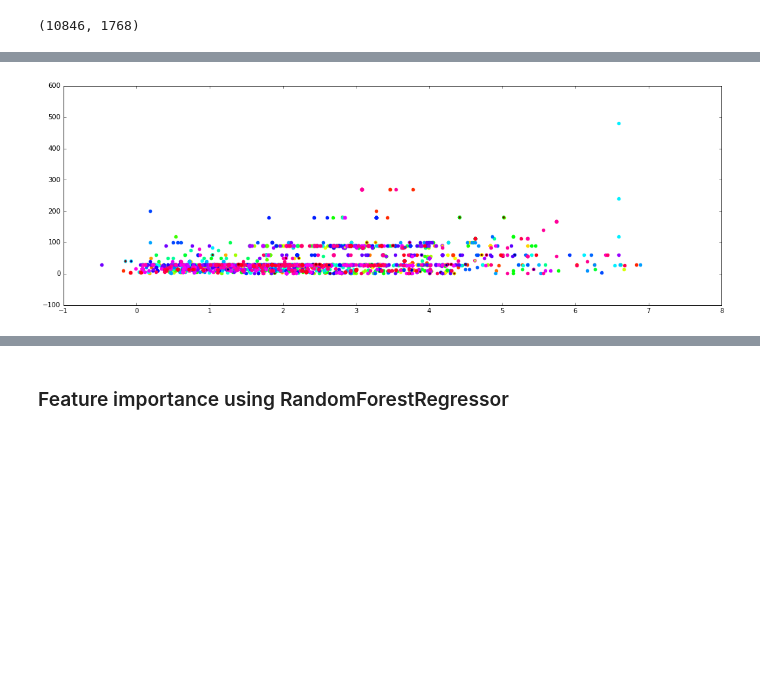
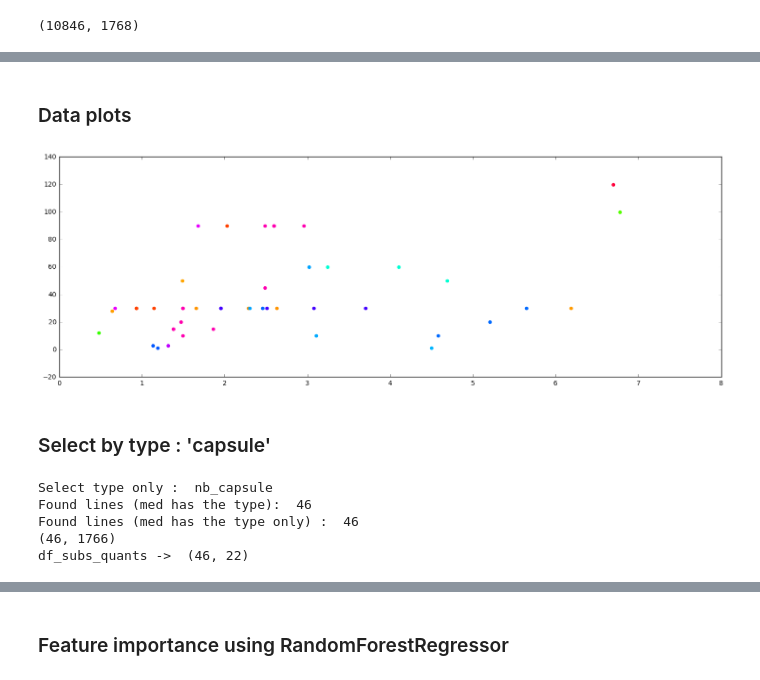
Before and after one commit to vfdev-5/MDF-TDS, a Jupyter notebook: mdf_feature_engineering.ipynb, the cells around one changed output, grey strips where cells are left out. Saved outputs shown, nothing was run; the diff lists cells and outputs as text; code cells hidden in the pictures; blank space fills up the shorter version.

```diff
--- a/mdf_feature_engineering.ipynb
+++ b/mdf_feature_engineering.ipynb
@@ -105,3 +65,5 @@ plt.scatter(y, X, color='darkorange')
+# %% [markdown]
+### Data plots
 # %%
 maxval = np.max(PROCESSED_TRAIN_SUBS['_ENCODED_'])
 minval = np.min(PROCESSED_TRAIN_SUBS['_ENCODED_'])
@@ -109,10 +71,10 @@ step = 10
 # %%
 cmap = get_cmap(maxval - minval)
 plt.figure(figsize=(18, 6))
 for i in range(minval, maxval):
-    df = PROCESSED_TRAIN[((PROCESSED_TRAIN['nb_comprime'] > 0) & (PROCESSED_TRAIN_SUBS['_ENCODED_'] == i))]
+    df = PROCESSED_TRAIN[((PROCESSED_TRAIN['nb_capsule'] > 0) & (PROCESSED_TRAIN_SUBS['_ENCODED_'] == i))]
     if len(df) > 0:
-        XY = df[['nb_comprime', 'logprix']]
-        plt.scatter(XY['logprix'], XY['nb_comprime'], color=cmap(i))
+        XY = df[['nb_capsule', 'logprix']]
+        plt.scatter(XY['logprix'], XY['nb_capsule'], color=cmap(i))
 # %% [output]
-[figure, old version]
+[figure, new version]
@@ -118,0 +97,24 @@ for i in range(minval, maxval):
+# %% [markdown]
+### Select by type : 'capsule'
+# %%
+index = 0
+print "Select type only : ", types[index]
+mask = df[types[index]] > 0
+print "Found lines (med has the type): ", len(df[mask])
+indices = range(len(types))
+indices.remove(index)
+for i in indices:
+    mask &= df[types[i]] < 1
+
+print "Found lines (med has the type only) : ", len(df[mask])
+df_logprices = df[mask]['logprix']
+df_subs_quants = create_df_subs_quants(df_subs[mask], df[mask][types[index]])
+print df_subs_quants.shape
+df_subs_quants = drop_const_cols(df_subs_quants)
+print "df_subs_quants -> ", df_subs_quants.shape
+# %% [output]
+Select type only :  nb_capsule
+Found lines (med has the type):  46
+Found lines (med has the type only) :  46
+(46, 1766)
+df_subs_quants ->  (46, 22)
```
Also changed, not shown: parts of 13 cells of this notebook, 5 other files.
